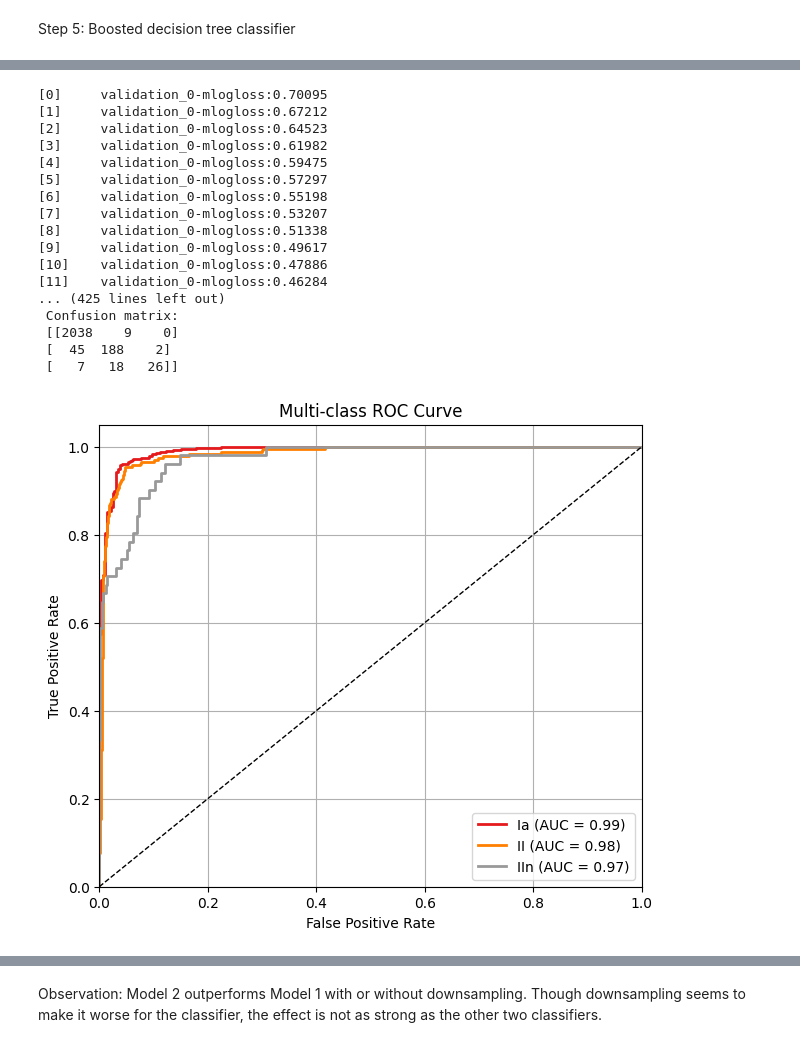
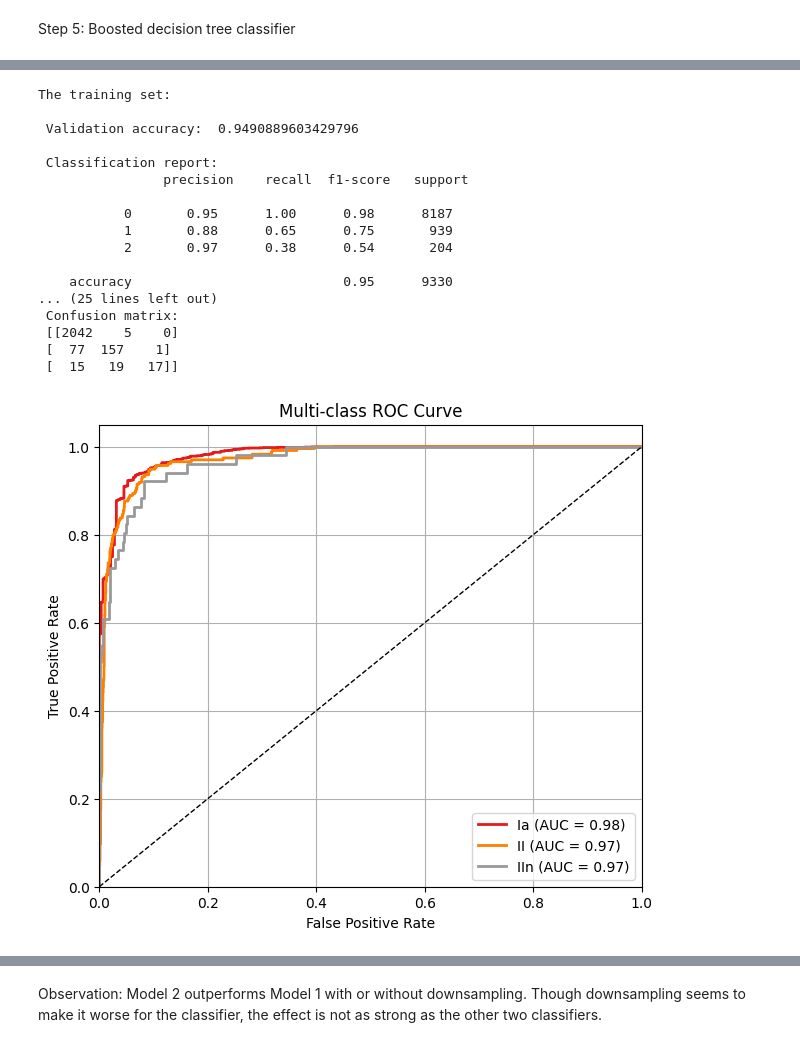
Before and after one commit to phongdang14/P-A_ML_Fall2025_TransformerTeam, a Jupyter notebook: Team transformer.ipynb, the cells around one changed output, grey strips where cells are left out. Cells and saved outputs as stored; diff of their text form; code cells hidden in the pictures.

```diff
--- a/Team transformer.ipynb
+++ b/Team transformer.ipynb
@@ -6,4 +6,7 @@ Acknowledgement: This project was largely motivated by the work of Michelle Loch
 # If one runs it via Jupyter, this is not needed.
 from google.colab import drive
 drive.mount('/content/drive')
+
+# When run locally via Jupyter, change dir to 'data/'
+dir = '/content/drive/My Drive/Colab Notebooks/ML_Fall2025_Supernovae/data/'
 # %% [output]
@@ -25,9 +28,9 @@ I_skip = ['sn_name', 'sn_type', 'band']
 I_labels = ['Ia', 'Ibc', 'II']
 # %%
 # Model 2:
-II_Ia = pd.read_csv('/content/drive/My Drive/Colab Notebooks/ML_Fall2025_Supernovae/supernova_parameters_successful[75].csv').dropna()
-II_II = pd.read_csv('/content/drive/My Drive/Colab Notebooks/ML_Fall2025_Supernovae/supernova_parameters_successful[68].csv').dropna()
-II_IIn = pd.read_csv('/content/drive/My Drive/Colab Notebooks/ML_Fall2025_Supernovae/supernova_parameters_successful.csv').dropna()
+II_Ia = pd.read_csv(dir + 'supernova_parameters_successful[75].csv').dropna()
+II_II = pd.read_csv(dir + 'supernova_parameters_successful[68].csv').dropna()
+II_IIn = pd.read_csv(dir + 'supernova_parameters_successful.csv').dropna()
 II_skip = {'supernova', 'type', 'band', 'n_obs', 'flux_scale', 'redshift'}
 II_labels = ['Ia', 'II', 'IIn']
 # %% [markdown]
@@ -450,18 +424,0 @@ Validation score: 0.572115
-# %%
-# Model 2 without downsampling
-II_mlp = MLPClassifier(
-    hidden_layer_sizes=(128,64,32),
-    activation='relu',
-    alpha=0.001,
-    batch_size=32,
-    learning_rate='adaptive',
-    learning_rate_init=0.001,
-    max_iter=500,
-    shuffle=True,
-    verbose=True,
-    early_stopping=True,
-    validation_fraction=0.1
-)
-
-II_mlp.fit(II_X_train, II_y_train)
-evaluate_model(II_mlp, II_X_train, II_y_train, II_X_test, II_y_test, II_labels)
@@ -706,36 +774,38 @@ evaluate_model(I_bdt_down, I_X_train_down, I_y_train_down, I_X_test_down, I_y_te
 # %%
 # Model 2 without downsampling
 II_bdt = XGBClassifier(
-    n_estimators=400,
-    learning_rate=0.05,
-    max_depth=5,
+    n_estimators=1000,
+    learning_rate=0.01,
+    max_depth=2,
     min_child_weight=3,
-    subsample=0.8,
-    colsample_bytree=0.8,
+    subsample=0.7,
+    colsample_bytree=0.7,
     objective='multi:softprob',
     num_class=3,
     eval_metric='mlogloss',
-    early_stopping_rounds=50
+    early_stopping_rounds=5
 )
 
-II_bdt.fit(II_X_train, II_y_train, eval_set=[(II_X_test, II_y_test)])
+II_bdt.fit(II_X_train, II_y_train,
+           eval_set=[(II_X_train, II_y_train),(II_X_test, II_y_test)],
+           verbose=False)
 evaluate_model(II_bdt, II_X_train, II_y_train, II_X_test, II_y_test, II_labels)
 # %% [output]
-[0]     validation_0-mlogloss:0.70095
-[1]     validation_0-mlogloss:0.67212
-[2]     validation_0-mlogloss:0.64523
-[3]     validation_0-mlogloss:0.61982
-[4]     validation_0-mlogloss:0.59475
-[5]     validation_0-mlogloss:0.57297
-[6]     validation_0-mlogloss:0.55198
-[7]     validation_0-mlogloss:0.53207
-[8]     validation_0-mlogloss:0.51338
-[9]     validation_0-mlogloss:0.49617
-[10]    validation_0-mlogloss:0.47886
-[11]    validation_0-mlogloss:0.46284
-... (425 lines left out)
+The training set:
+
+ Validation accuracy:  0.9490889603429796
+
+ Classification report:
+                precision    recall  f1-score   support
+
+           0       0.95      1.00      0.98      8187
+           1       0.88      0.65      0.75       939
+           2       0.97      0.38      0.54       204
+
+    accuracy                           0.95      9330
+... (25 lines left out)
  Confusion matrix:
- [[2038    9    0]
- [  45  188    2]
- [   7   18   26]]
+ [[2042    5    0]
+ [  77  157    1]
+ [  15   19   17]]
-[figure, old version]
+[figure, new version]
```
Also changed, not shown: parts of 15 cells of this notebook.
